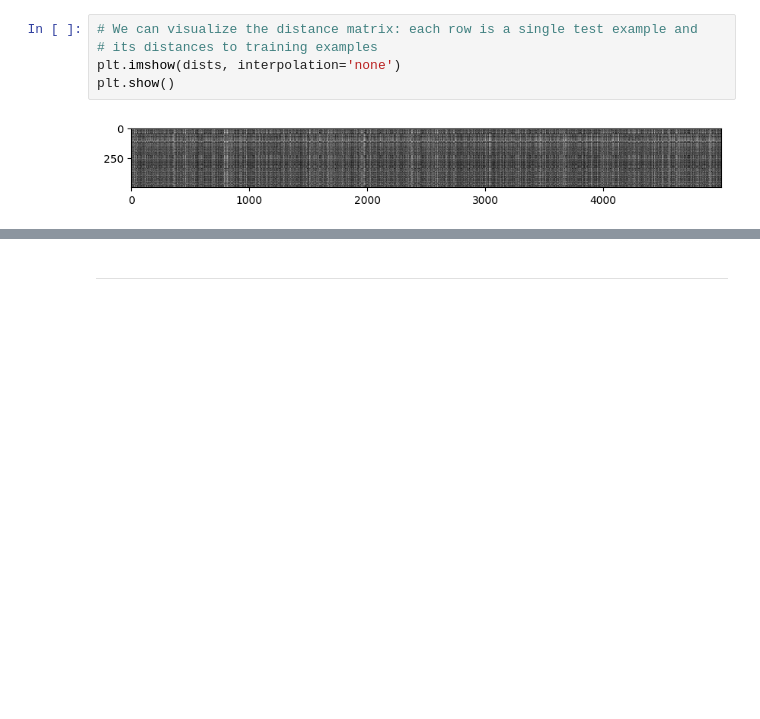
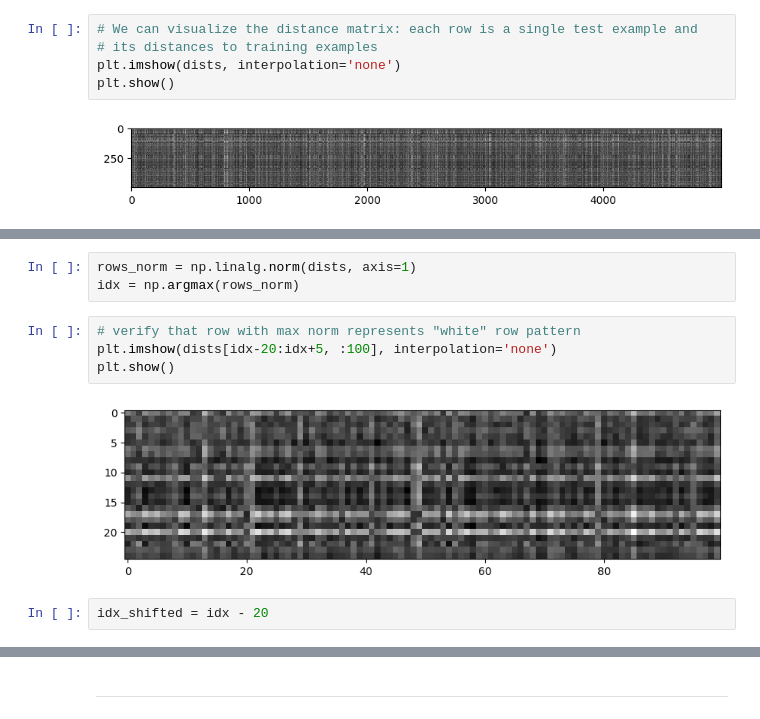
Before and after one commit to EvgeniyAzarov/CV-DL-course, a Jupyter notebook: assignment1/knn.ipynb, the cells around one changed output, grey strips where cells are left out. Drawn from its saved outputs; the diff is of its cells as text; blank space fills up the shorter version.

```diff
--- a/assignment1/knn.ipynb
+++ b/assignment1/knn.ipynb
@@ -135,0 +137,11 @@ $\color{blue}{\textit Your Answer:}$ *fill this in*
+# %%
+rows_norm = np.linalg.norm(dists, axis=1)
+idx = np.argmax(rows_norm)
+# %%
+# verify that row with max norm represents "white" row pattern
+plt.imshow(dists[idx-20:idx+5, :100], interpolation='none')
+plt.show()
+# %% [output]
+[figure, added]
+# %%
+idx_shifted = idx - 20
```
Also changed, not shown: parts of 10 cells of this notebook, 3 other files.
